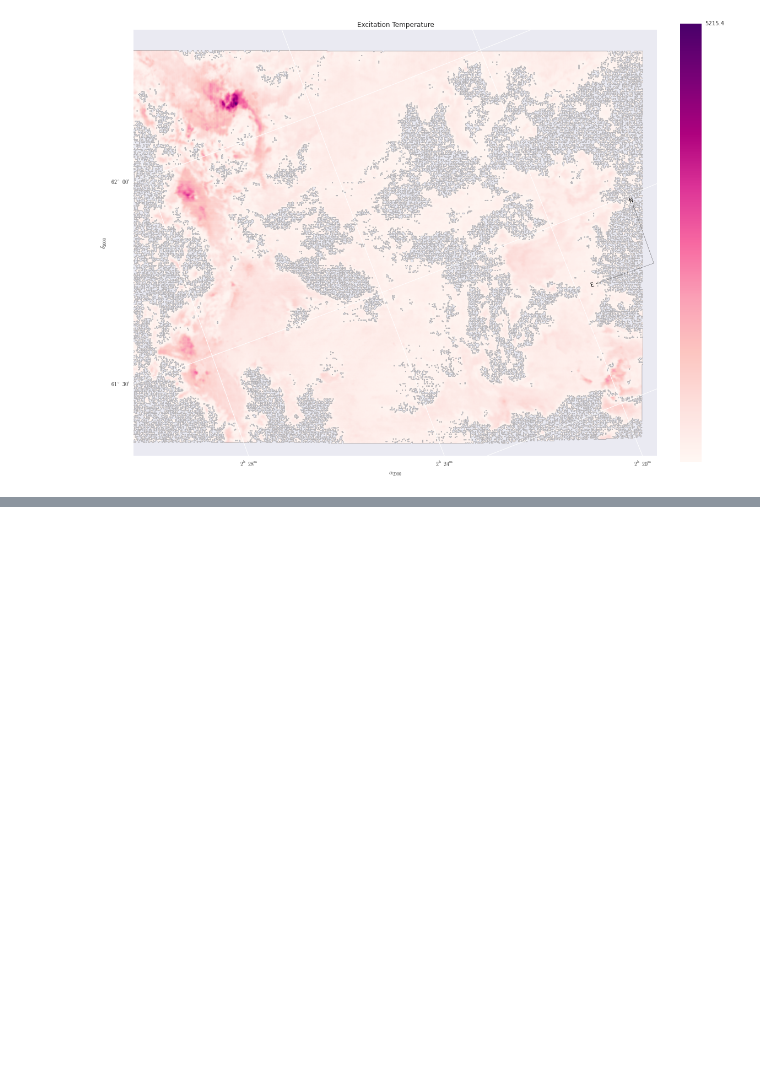
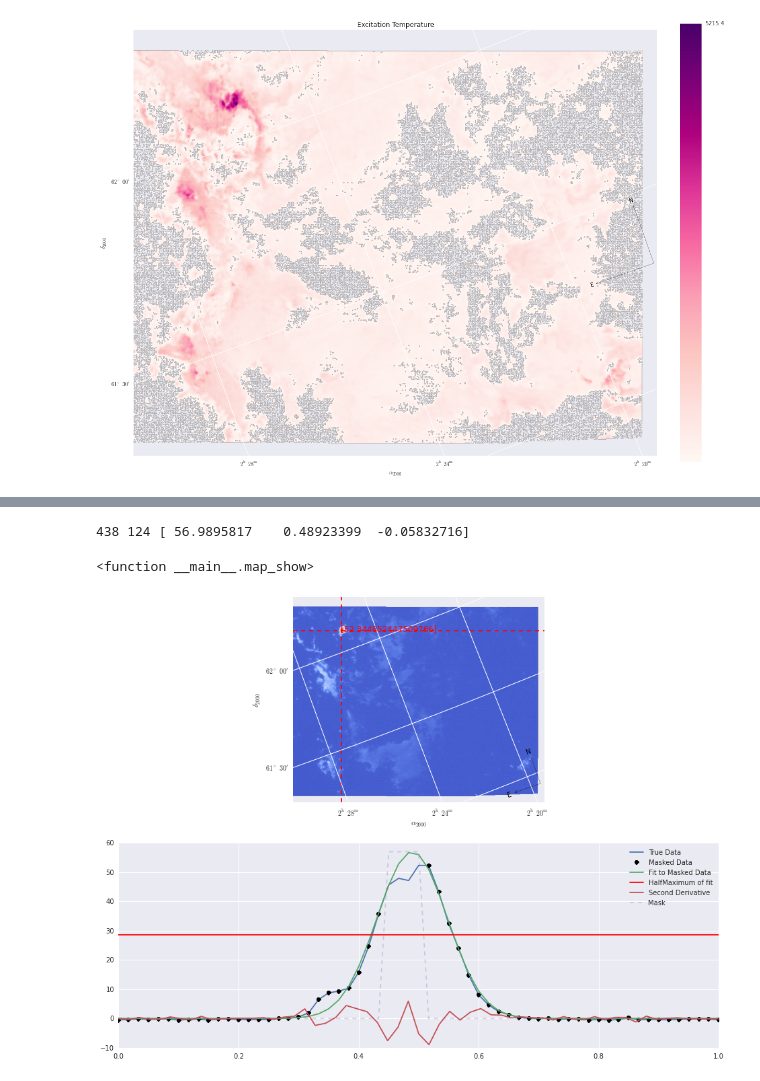
Before and after one commit to Mixpap/Ptyxiaki, a Jupyter notebook: Optical Depth.ipynb, the cells around one changed output, grey strips where cells are left out. Drawn from its saved outputs; the diff is of its cells as text; code cells hidden in the pictures; blank space fills up the shorter version.

```diff
--- a/Optical Depth.ipynb
+++ b/Optical Depth.ipynb
@@ -138,0 +173,6 @@ interact(map_show,line=(0,np.shape(CO12)[0]-1))
+# %%
+interact(map_show,line=(0,np.shape(CO12)[0]-1))
+# %% [output]
+438 124 [ 56.9895817    0.48923399  -0.05832716]
+<function __main__.map_show>
+[figure, added]
```
Also changed, not shown: parts of 7 cells of this notebook, 1 other file.
